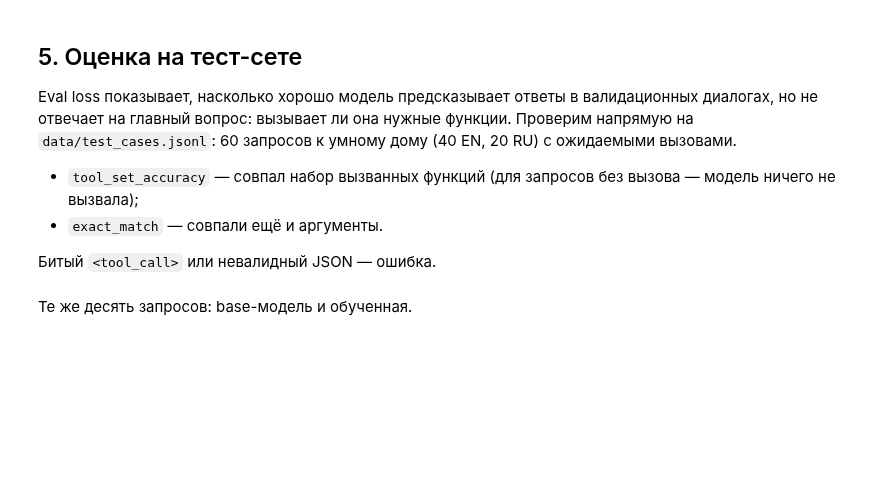
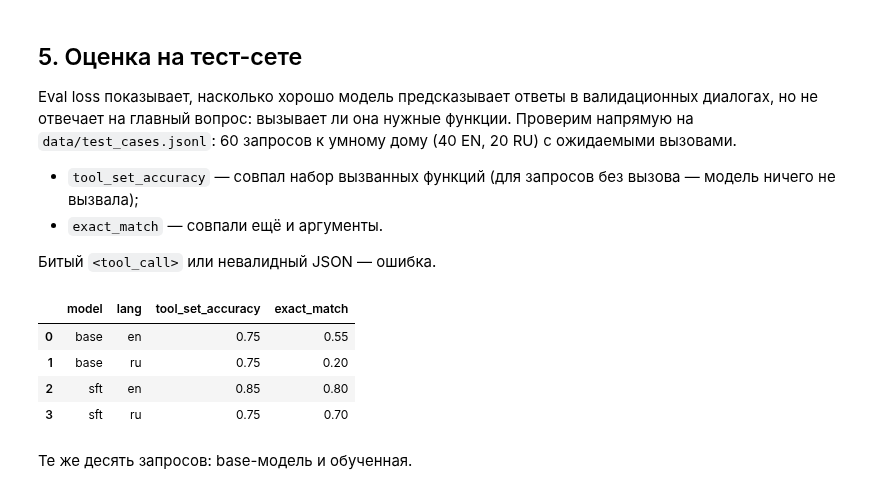
Before and after one commit to schuchev/llm-hse, a Jupyter notebook: HW3/sft_function_calling_hw_student.ipynb, the cells around one changed output. Saved outputs shown, nothing was run; the diff lists cells and outputs as text; code cells hidden in the pictures; blank space fills up the shorter version.

```diff
--- a/HW3/sft_function_calling_hw_student.ipynb
+++ b/HW3/sft_function_calling_hw_student.ipynb
@@ -286,21 +519,27 @@ def summarize(results):
 # %%
 del trainer
 gc.collect()
 torch.cuda.empty_cache()
 model.eval()  # trainer мог оставить модель в train-режиме
 
 cases = read_jsonl("data/test_cases.jsonl")
 base_model = AutoModelForCausalLM.from_pretrained(MODEL_NAME, dtype=torch.bfloat16).to("cuda")
 scores = pd.concat([
     summarize(evaluate(base_model, tokenizer, cases)).assign(model="base"),
     summarize(evaluate(model, tokenizer, cases)).assign(model="sft"),
 ]).reset_index()[["model", "lang", "tool_set_accuracy", "exact_match"]]
 del base_model
 gc.collect()
 torch.cuda.empty_cache()
 
-scores.to_csv("outputs/eval_results.csv", index=False)
+scores.to_csv("outputs/eval_results_lr1e-5.csv", index=False)
 display(scores)
+# %% [output]
+|  | model | lang | tool_set_accuracy | exact_match |
+| 0 | base | en | 0.75 | 0.55 |
+| 1 | base | ru | 0.75 | 0.20 |
+| 2 | sft | en | 0.85 | 0.80 |
+| 3 | sft | ru | 0.75 | 0.70 |
 # %% [markdown]
 Те же десять запросов: base-модель и обученная.
 # %%
```
Also changed, not shown: parts of 17 cells of this notebook, 5 other files.
